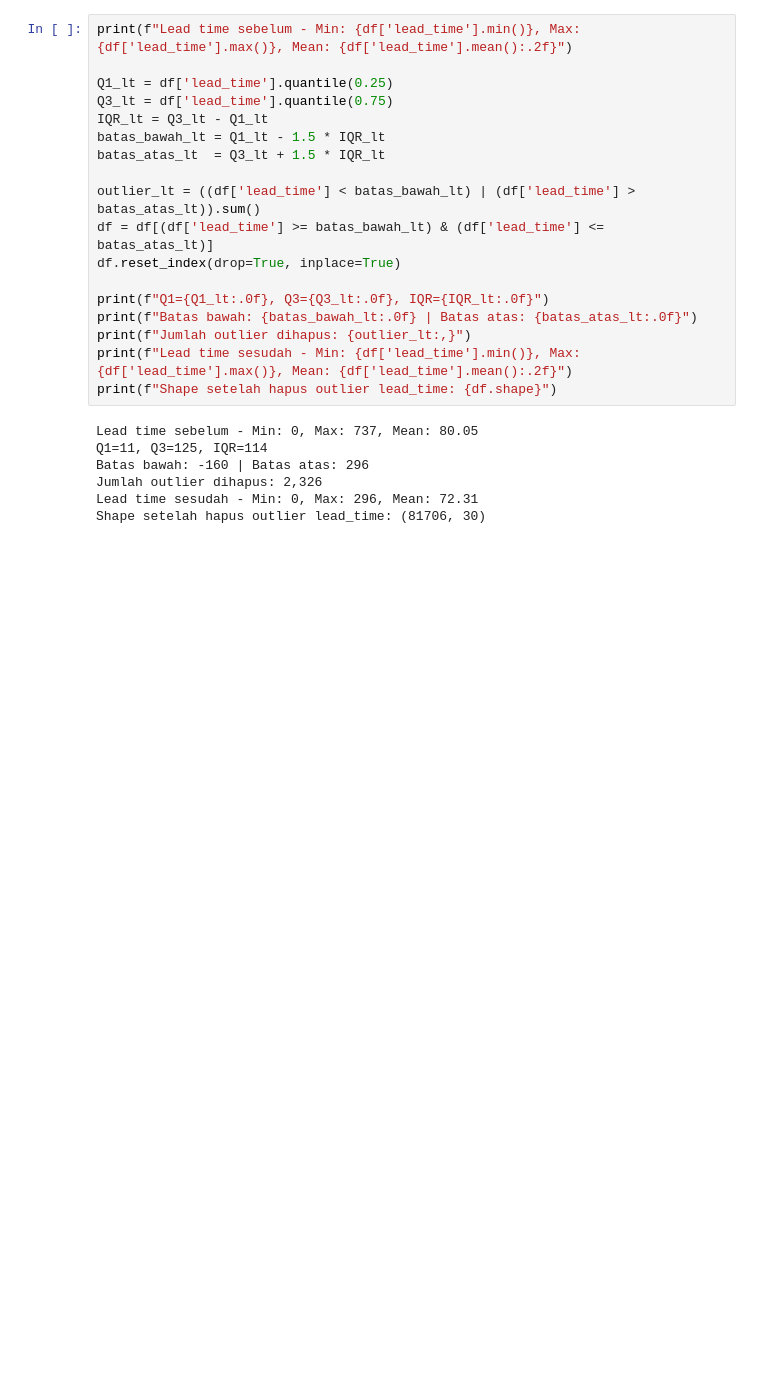
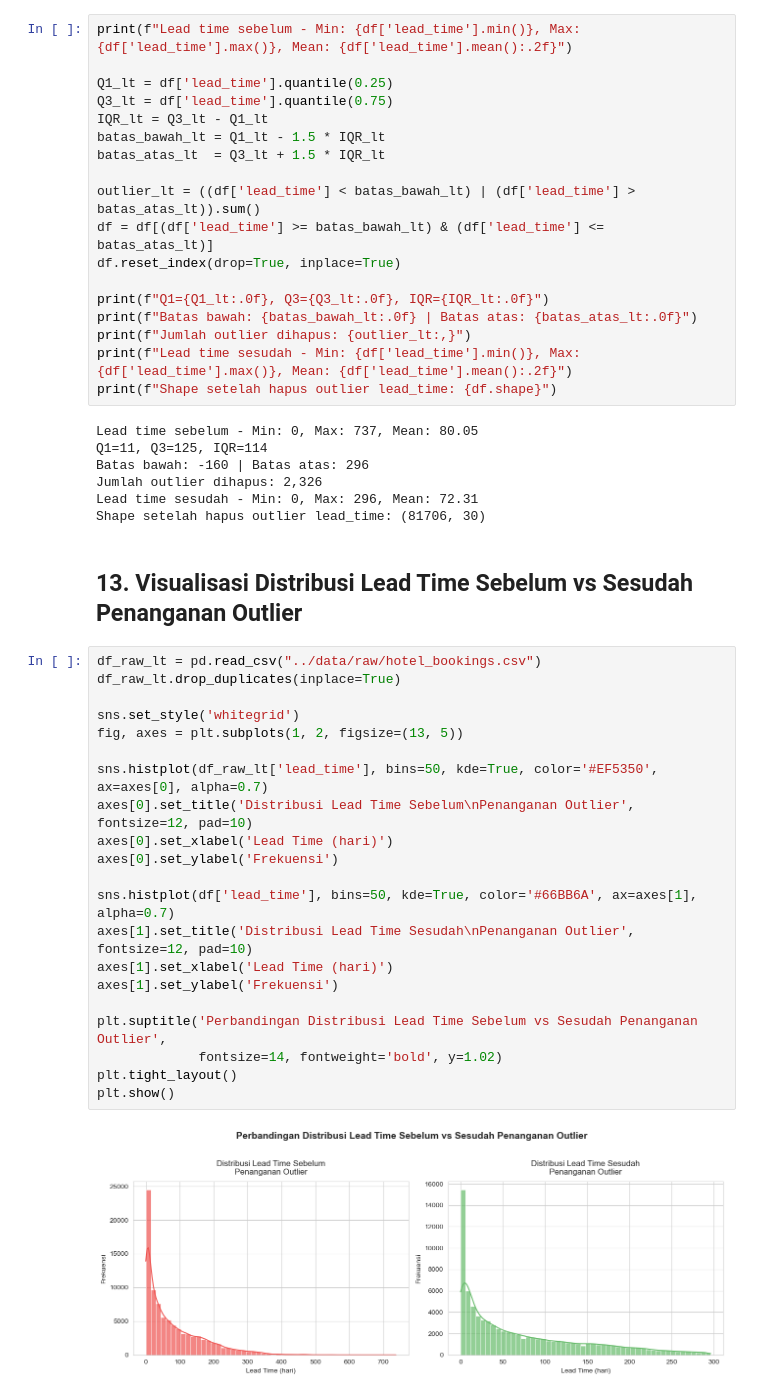
Before and after one commit to MuhammadShidqiHanifUSK/A_Project_VisDat_Klp1, a Jupyter notebook: notebooks/preprocessing.ipynb, the cells around one changed output. Saved outputs shown, nothing was run; the diff lists cells and outputs as text; blank space fills up the shorter version.

Commit message:
Edit preprocessing.ipynb: Add Chart Before Vs After Handling Outlier Data in lead_time Column

```diff
--- a/notebooks/preprocessing.ipynb
+++ b/notebooks/preprocessing.ipynb
@@ -310,3 +310,28 @@ Batas bawah: -160 | Batas atas: 296
 Jumlah outlier dihapus: 2,326
 Lead time sesudah - Min: 0, Max: 296, Mean: 72.31
 Shape setelah hapus outlier lead_time: (81706, 30)
+# %% [markdown]
+## 13. Visualisasi Distribusi Lead Time Sebelum vs Sesudah Penanganan Outlier
+# %%
+df_raw_lt = pd.read_csv("../data/raw/hotel_bookings.csv")
+df_raw_lt.drop_duplicates(inplace=True)
+
+sns.set_style('whitegrid')
+fig, axes = plt.subplots(1, 2, figsize=(13, 5))
+
+sns.histplot(df_raw_lt['lead_time'], bins=50, kde=True, color='#EF5350', ax=axes[0], alpha=0.7)
+axes[0].set_title('Distribusi Lead Time Sebelum\nPenanganan Outlier', fontsize=12, pad=10)
+axes[0].set_xlabel('Lead Time (hari)')
+axes[0].set_ylabel('Frekuensi')
+
+sns.histplot(df['lead_time'], bins=50, kde=True, color='#66BB6A', ax=axes[1], alpha=0.7)
+axes[1].set_title('Distribusi Lead Time Sesudah\nPenanganan Outlier', fontsize=12, pad=10)
+axes[1].set_xlabel('Lead Time (hari)')
+axes[1].set_ylabel('Frekuensi')
+
+plt.suptitle('Perbandingan Distribusi Lead Time Sebelum vs Sesudah Penanganan Outlier',
+             fontsize=14, fontweight='bold', y=1.02)
+plt.tight_layout()
+plt.show()
+# %% [output]
+[figure, added]
```
